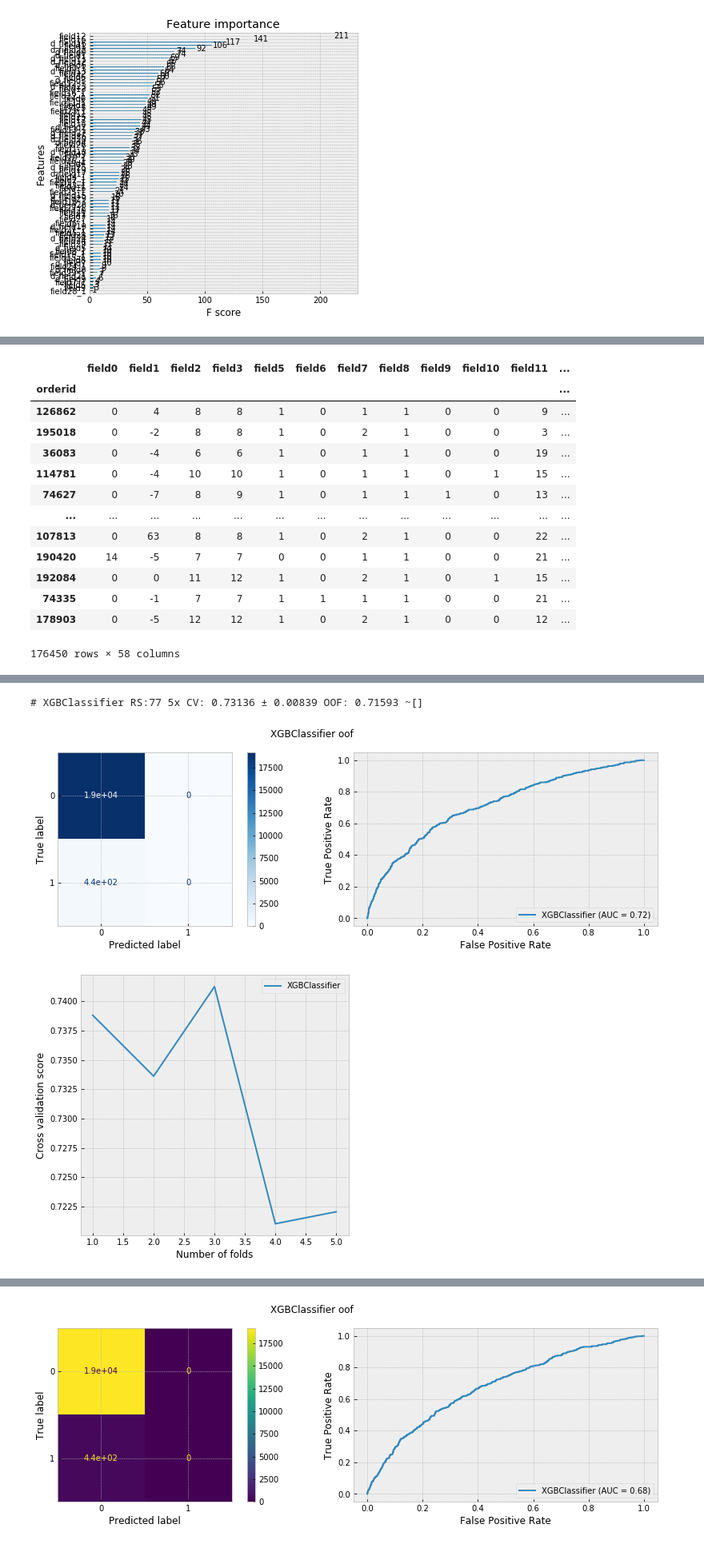
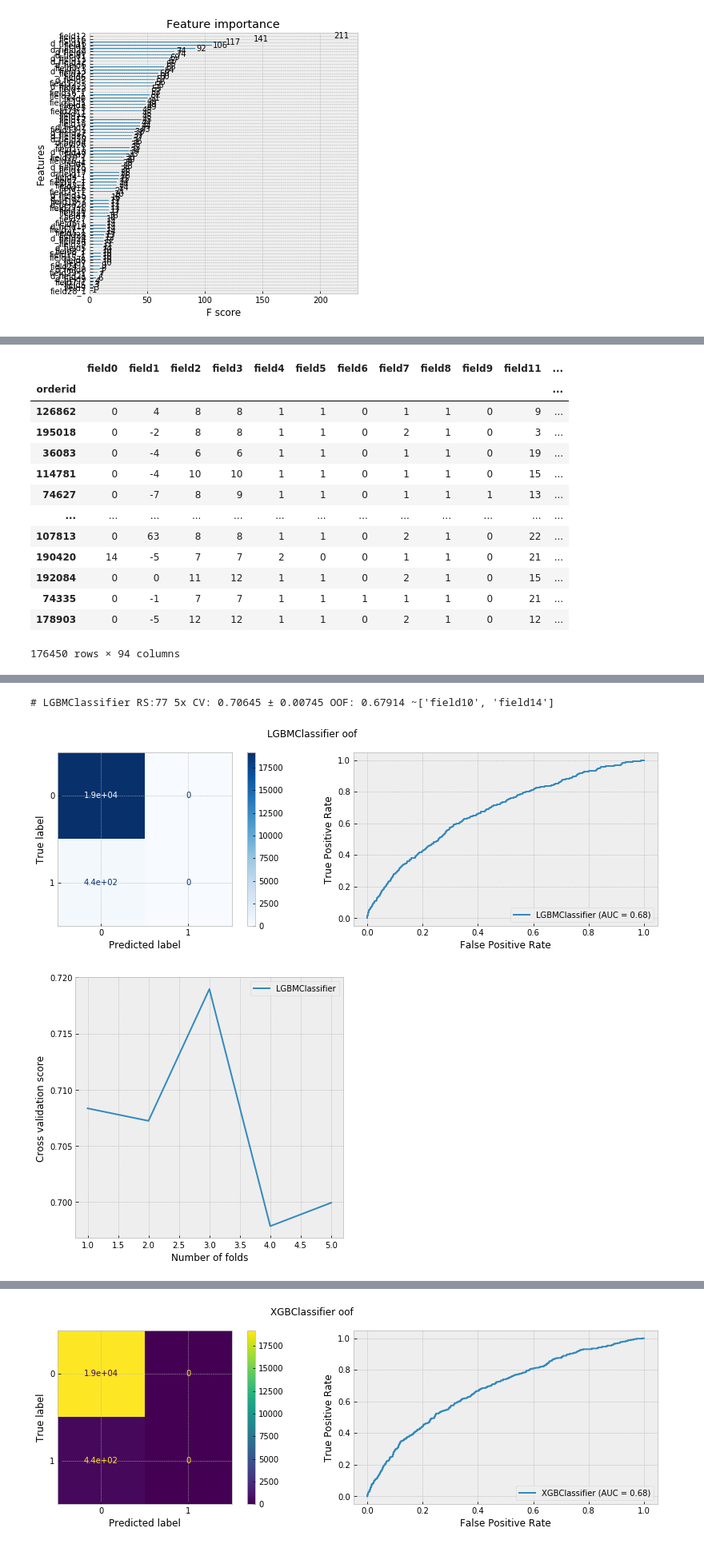
Before and after one commit to andygoosh/OneTwoTrip-Contest, a Jupyter notebook: workinprogress.ipynb, the cells around one changed output, grey strips where cells are left out. Shown at 80% size. Drawn from its saved outputs; the diff is of its cells as text; code cells hidden in the pictures.

```diff
--- a/workinprogress.ipynb
+++ b/workinprogress.ipynb
@@ -540,10 +540,12 @@ df = pd.DataFrame(df, columns=['A','B','C','D','E'])
 print(df)
 shifted = df.sort_values(['B', 'A']).groupby('B').shift(-1, fill_value=0)
 
-deltas = df - shifted
+deltas = (df - shifted).rename(columns=[x+'_1' for x in shifted.columns])
 print(deltas)
 
-shifted.columns = [x+'_1' for x in df.columns]
+shifted.rename(columns=[x+'_1' for x in shifted.columns])
+deltas.rename(columns=['d_'+x for x in deltas.columns])
+
 print(shifted)
 
 # df = df.merge(grouped, on=grouped.index)
@@ -579,15 +581,16 @@ def add_shift(X, rows2shift=-1, cols=[]):
 
   deltas = X[cols] - shifted
 
-  # deltas = grouped - grouped_by
   deltas.columns = ['d_'+x for x in deltas.columns]
   shifted.columns = [x+'_1' for x in shifted.columns]
 
-  # X = X[cols].join(shifted, on=X.index) \
-  X = X.join(shifted, on=X.index) \
+  cols = [col for col in X.columns if 'field' in col or 'indicator' in col]
+
+  X = X[cols].join(shifted, on=X.index) \
           .join(deltas, on=X.index)
 
-  return X.drop(['userid', TARGET], axis=1)
+  # return X.drop(['userid', TARGET], axis=1)
+  return X
 
 def check_add_shift():
   a = df_train.groupby('userid', as_index=False).count()
@@ -805,9 +808,9 @@ def prepare_data( data ):
   X = data[FTS]
   y = data[TARGET].values.ravel() if TARGET in data.columns else []
 
-  cols = []
+  # cols = []
   # cols = ['field5', 'field20']
-  # cols = ['field10', 'field14']
+  cols = ['field10', 'field14']
 
   #X = add_aggregates(data, aggs=['mean'], cols=['field0']) goosh
   X = add_shift(data.drop(cols, axis=1))
@@ -999,34 +1019,39 @@ print([x[0] for x in imp_filtered])
 # %%
 X
 # %% [output]
-|  | field0 | field1 | field2 | field3 | field5 | field6 | field7 | field8 | field9 | field10 | field11 | ... |
+|  | field0 | field1 | field2 | field3 | field4 | field5 | field6 | field7 | field8 | field9 | field11 | ... |
 | orderid |  |  |  |  |  |  |  |  |  |  |  | ... |
-| 126862 | 0 | 4 | 8 | 8 | 1 | 0 | 1 | 1 | 0 | 0 | 9 | ... |
-| 195018 | 0 | -2 | 8 | 8 | 1 | 0 | 2 | 1 | 0 | 0 | 3 | ... |
-| 36083 | 0 | -4 | 6 | 6 | 1 | 0 | 1 | 1 | 0 | 0 | 19 | ... |
-| 114781 | 0 | -4 | 10 | 10 | 1 | 0 | 1 | 1 | 0 | 1 | 15 | ... |
-| 74627 | 0 | -7 | 8 | 9 | 1 | 0 | 1 | 1 | 1 | 0 | 13 | ... |
+| 126862 | 0 | 4 | 8 | 8 | 1 | 1 | 0 | 1 | 1 | 0 | 9 | ... |
+| 195018 | 0 | -2 | 8 | 8 | 1 | 1 | 0 | 2 | 1 | 0 | 3 | ... |
+| 36083 | 0 | -4 | 6 | 6 | 1 | 1 | 0 | 1 | 1 | 0 | 19 | ... |
+| 114781 | 0 | -4 | 10 | 10 | 1 | 1 | 0 | 1 | 1 | 0 | 15 | ... |
+| 74627 | 0 | -7 | 8 | 9 | 1 | 1 | 0 | 1 | 1 | 1 | 13 | ... |
 | ... | ... | ... | ... | ... | ... | ... | ... | ... | ... | ... | ... | ... |
-| 107813 | 0 | 63 | 8 | 8 | 1 | 0 | 2 | 1 | 0 | 0 | 22 | ... |
-| 190420 | 14 | -5 | 7 | 7 | 0 | 0 | 1 | 1 | 0 | 0 | 21 | ... |
-| 192084 | 0 | 0 | 11 | 12 | 1 | 0 | 2 | 1 | 0 | 1 | 15 | ... |
-| 74335 | 0 | -1 | 7 | 7 | 1 | 1 | 1 | 1 | 0 | 0 | 21 | ... |
-| 178903 | 0 | -5 | 12 | 12 | 1 | 0 | 2 | 1 | 0 | 0 | 12 | ... |
+| 107813 | 0 | 63 | 8 | 8 | 1 | 1 | 0 | 2 | 1 | 0 | 22 | ... |
+| 190420 | 14 | -5 | 7 | 7 | 2 | 0 | 0 | 1 | 1 | 0 | 21 | ... |
+| 192084 | 0 | 0 | 11 | 12 | 1 | 1 | 0 | 2 | 1 | 0 | 15 | ... |
+| 74335 | 0 | -1 | 7 | 7 | 1 | 1 | 1 | 1 | 1 | 0 | 21 | ... |
+| 178903 | 0 | -5 | 12 | 12 | 1 | 1 | 0 | 2 | 1 | 0 | 12 | ... |
-176450 rows × 58 columns
+176450 rows × 94 columns
 # %%
 %%time
 # XGBClassifier RS:77 5x CV: 0.70569 ± 0.00895 OOF: 0.67730 ~['field10', 'field14']
 # XGBClassifier RS:77 5x CV: 0.70557 ± 0.01076 OOF: 0.67747 ~['field5', 'field20']
 # XGBClassifier RS:77 5x CV: 0.70484 ± 0.00765 OOF: 0.67638 ~[]
+# XGBClassifier RS:77 5x CV: 0.73136 ± 0.00839 OOF: 0.71593 ~[] + indicators and goals
+# XGBClassifier RS:77 5x CV: 0.73227 ± 0.00797 OOF: 0.71671 ~['field10', 'field14'] + indicators and goals
+# XGBClassifier RS:77 5x CV: 0.70504 ± 0.00711 OOF: 0.67721 ~['field10', 'field14'] + indicators
 
 # LGBMClassifier RS:77 5x CV: 0.70760 ± 0.00736 OOF: 0.67850 ~['field10', 'field14']
+# LGBMClassifier RS:77 5x CV: 0.73278 ± 0.00617 OOF: 0.71269 ~['field10', 'field14'] + indicators and goals
+# LGBMClassifier RS:77 5x CV: 0.70645 ± 0.00745 OOF: 0.67914 ~['field10', 'field14'] + indicators
 
 X, y = prepare_data(df_train)
 n_folds = 5
 
 skf = StratifiedKFold(n_splits=n_folds, shuffle=True, random_state=RS)
-model = XGBClassifier(**get_best_params_xgbc())
-# model = LGBMClassifier(**get_best_params_lgbm())
+# model = XGBClassifier(**get_best_params_xgbc())
+model = LGBMClassifier(**get_best_params_lgbm())
 scores = cross_val_score(model, X, y, scoring='roc_auc', verbose=1, n_jobs=-1, cv=skf)
 
 model.fit(X, y,
@@ -1047,3 +1072,3 @@ plot_cv_scores(scores, type(model).__name__)
-# XGBClassifier RS:77 5x CV: 0.73136 ± 0.00839 OOF: 0.71593 ~[]
+# LGBMClassifier RS:77 5x CV: 0.70645 ± 0.00745 OOF: 0.67914 ~['field10', 'field14']
-[figure, old version]
+[figure, new version]
-[figure, old version]
+[figure, new version]
```
Also changed, not shown: parts of 3 cells of this notebook.
